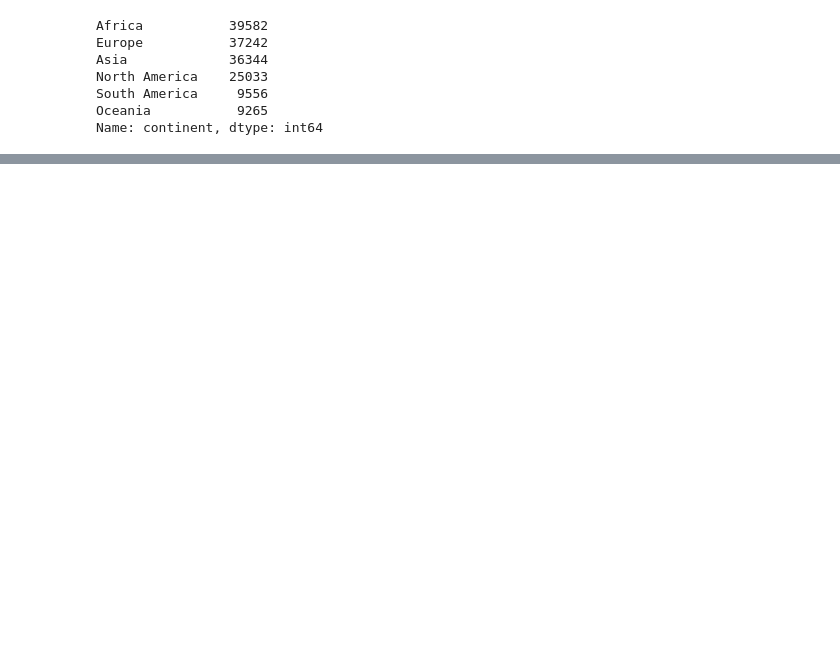
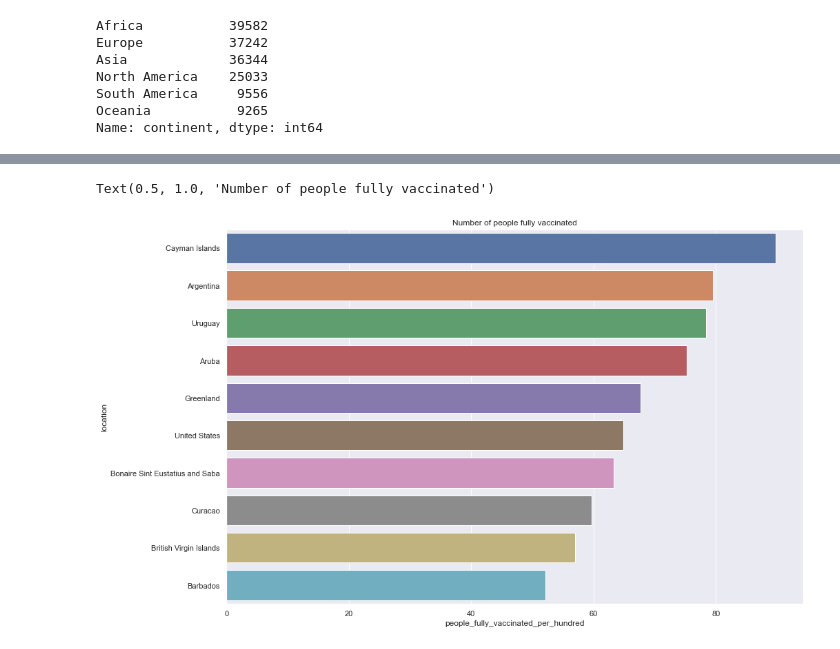
Before and after one commit to NChancheep/ITCS498_com_sci_classproject, a Jupyter notebook: ITCS498_com_sci_classproject.ipynb, the cells around one changed output, grey strips where cells are left out. Drawn from its saved outputs; the diff is of its cells as text; code cells hidden in the pictures; blank space fills up the shorter version.

```diff
--- a/ITCS498_com_sci_classproject.ipynb
+++ b/ITCS498_com_sci_classproject.ipynb
@@ -226,0 +261,12 @@ oceania_infect = continent_infect[continent_infect['continent'] == 'Oceania']
+# %%
+am_top10 = ['Aruba', 'Cayman Islands', 'Bonaire Sint Eustatius and Saba', 'Uruguay', 'United States', 'Curacao', 'Greenland', 'British Virgin Islands', 'Argentina', 'Barbados']
+am_top10_fully_vaccinated = america_infect[america_infect['location'].isin(am_top10)].groupby('location', as_index=False).max('date').sort_values('people_fully_vaccinated', ascending = False).head(10)
+# %%
+f, ax = plt.subplots(figsize=(15, 10))
+df = am_top10_fully_vaccinated.groupby('location' , as_index=False).mean().sort_values('people_fully_vaccinated_per_hundred', ascending = False)
+sns.set_color_codes("muted")
+sns.barplot(x="people_fully_vaccinated_per_hundred", y="location", data=df )
+ax.set_title('Number of people fully vaccinated')
+# %% [output]
+Text(0.5, 1.0, 'Number of people fully vaccinated')
+[figure, added]
```
Also changed, not shown: parts of 18 cells of this notebook.
